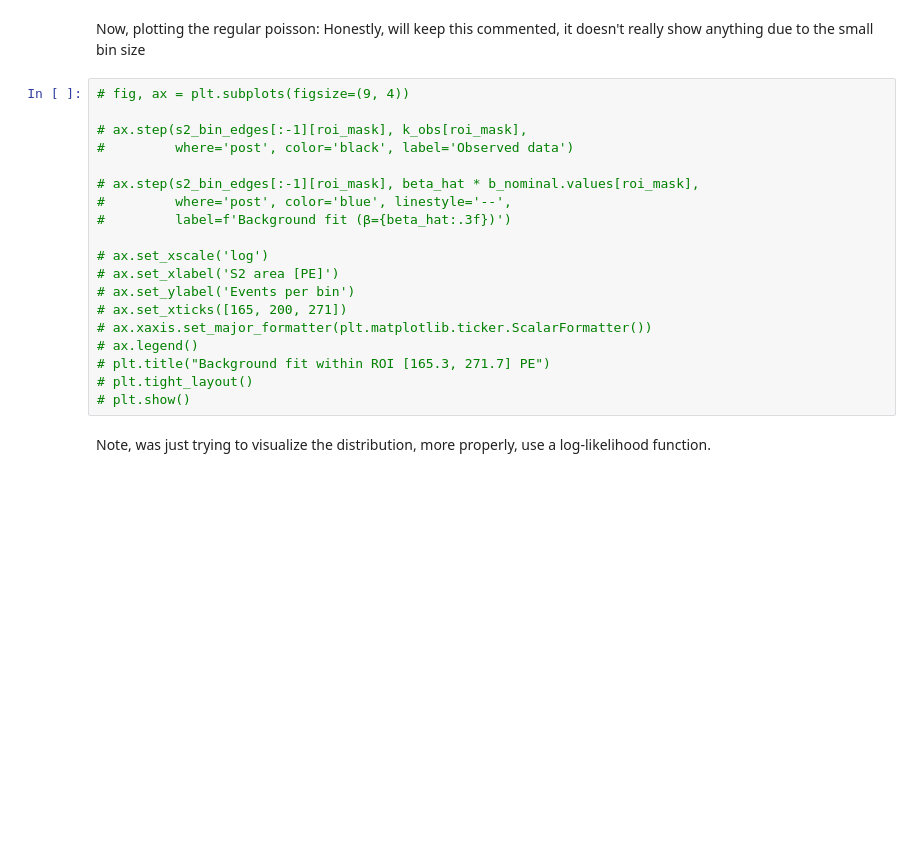
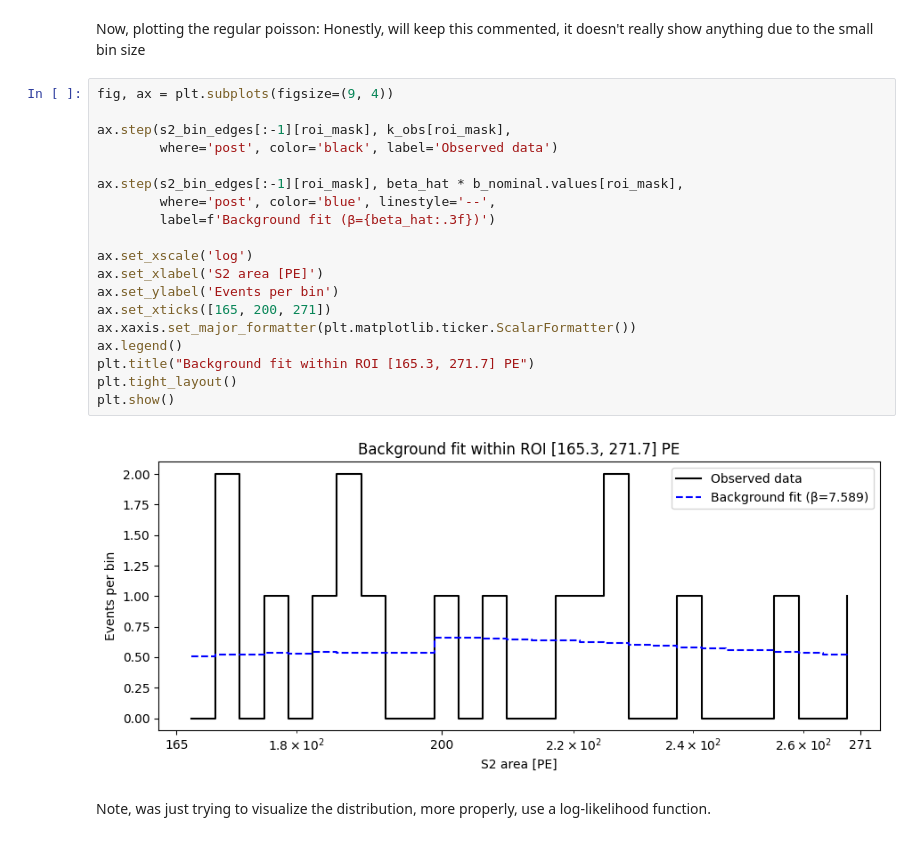
Before and after one commit to QuadroVert/DM1StatsGroupRepo2026, a Jupyter notebook: likelihood.ipynb, the cells around one changed output. Saved outputs shown, nothing was run; the diff lists cells and outputs as text; blank space fills up the shorter version.

```diff
--- a/likelihood.ipynb
+++ b/likelihood.ipynb
@@ -157,24 +157,26 @@ beta_hat_expected = beta_hat * b_nominal.values
 # %% [markdown]
 Now, plotting the regular poisson: Honestly, will keep this commented, it doesn't really show anything due to the small bin size
 # %%
-# fig, ax = plt.subplots(figsize=(9, 4))
+fig, ax = plt.subplots(figsize=(9, 4))
 
-# ax.step(s2_bin_edges[:-1][roi_mask], k_obs[roi_mask],
-#         where='post', color='black', label='Observed data')
+ax.step(s2_bin_edges[:-1][roi_mask], k_obs[roi_mask],
+        where='post', color='black', label='Observed data')
 
-# ax.step(s2_bin_edges[:-1][roi_mask], beta_hat * b_nominal.values[roi_mask],
-#         where='post', color='blue', linestyle='--',
-#         label=f'Background fit (β={beta_hat:.3f})')
+ax.step(s2_bin_edges[:-1][roi_mask], beta_hat * b_nominal.values[roi_mask],
+        where='post', color='blue', linestyle='--',
+        label=f'Background fit (β={beta_hat:.3f})')
 
-# ax.set_xscale('log')
-# ax.set_xlabel('S2 area [PE]')
-# ax.set_ylabel('Events per bin')
-# ax.set_xticks([165, 200, 271])
-# ax.xaxis.set_major_formatter(plt.matplotlib.ticker.ScalarFormatter())
-# ax.legend()
-# plt.title("Background fit within ROI [165.3, 271.7] PE")
-# plt.tight_layout()
-# plt.show()
+ax.set_xscale('log')
+ax.set_xlabel('S2 area [PE]')
+ax.set_ylabel('Events per bin')
+ax.set_xticks([165, 200, 271])
+ax.xaxis.set_major_formatter(plt.matplotlib.ticker.ScalarFormatter())
+ax.legend()
+plt.title("Background fit within ROI [165.3, 271.7] PE")
+plt.tight_layout()
+plt.show()
+# %% [output]
+[figure, added]
 # %% [markdown]
 Note, was just trying to visualize the distribution, more properly, use a log-likelihood function.
 # %%
```
Also changed, not shown: parts of 5 cells of this notebook.
